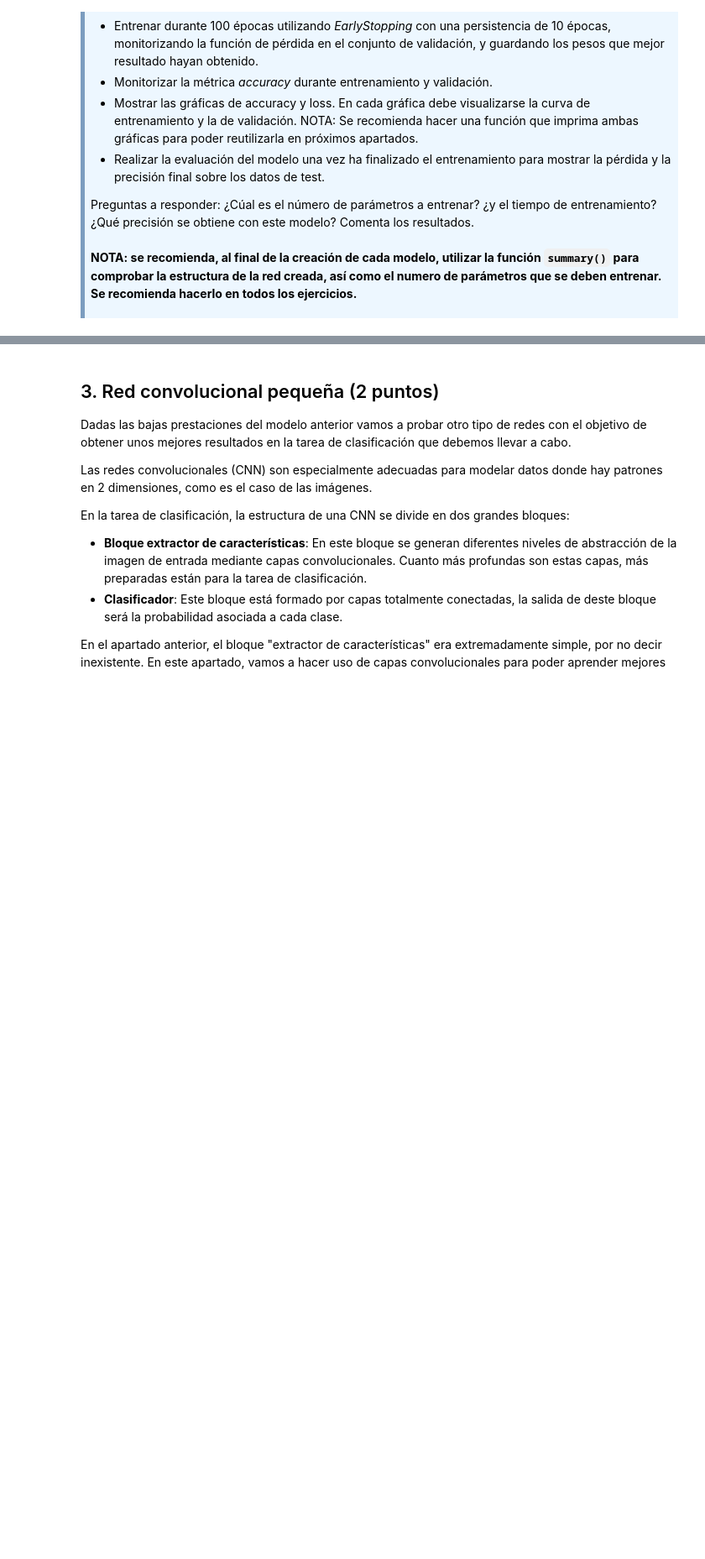
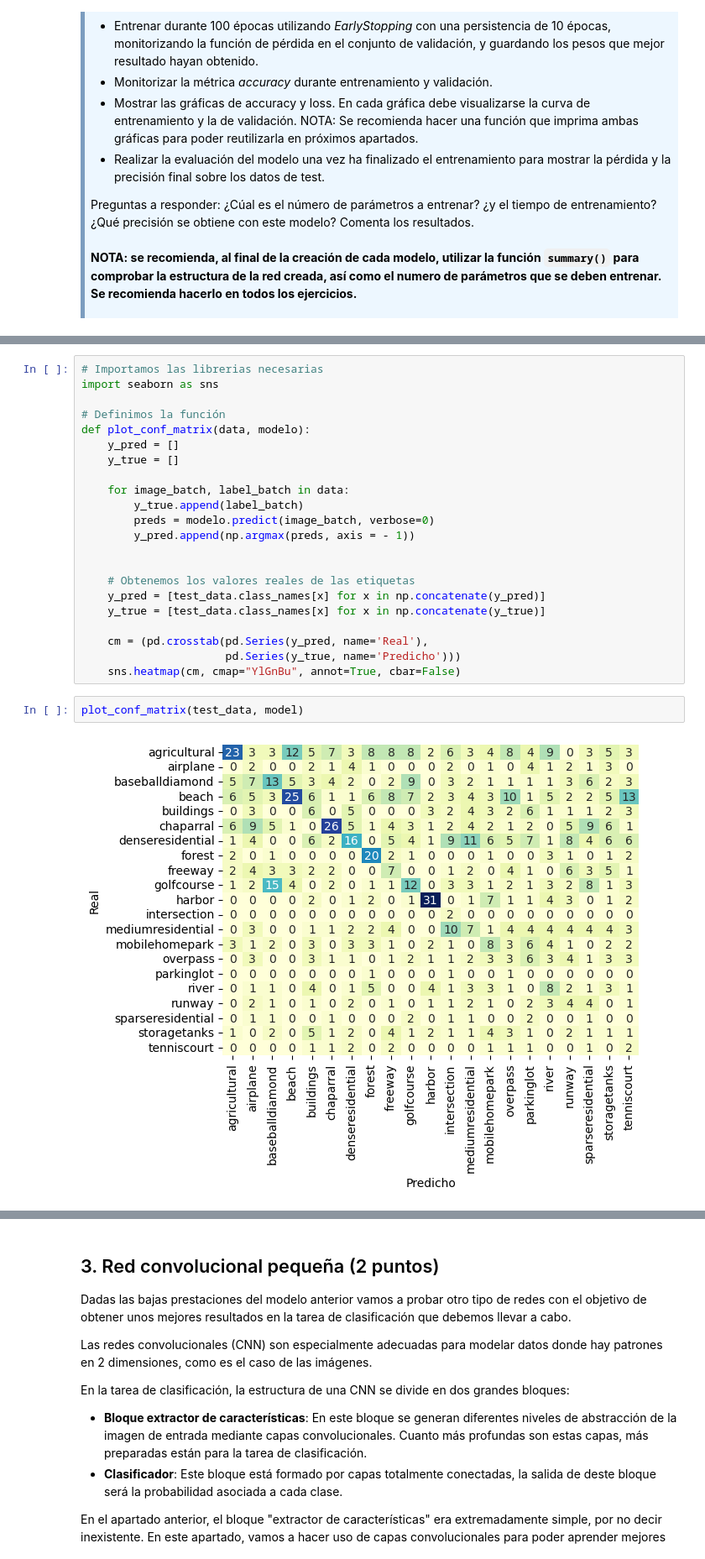
Before and after one commit to adrianvallsc/Coursera_test, a Jupyter notebook: pec1-cnn.ipynb, the cells around one changed output, grey strips where cells are left out. Shown at 84% size. Saved outputs shown, nothing was run; the diff lists cells and outputs as text; blank space fills up the shorter version.

```diff
--- a/pec1-cnn.ipynb
+++ b/pec1-cnn.ipynb
@@ -563,3 +530,29 @@ show_confusion_matrix(model, test_data)
+# %%
+# Importamos las librerias necesarias
+import seaborn as sns
+
+# Definimos la función
+def plot_conf_matrix(data, modelo):
+    y_pred = []
+    y_true = []
+
+    for image_batch, label_batch in data:
+        y_true.append(label_batch)
+        preds = modelo.predict(image_batch, verbose=0)
+        y_pred.append(np.argmax(preds, axis = - 1))
+
+
+    # Obtenemos los valores reales de las etiquetas
+    y_pred = [test_data.class_names[x] for x in np.concatenate(y_pred)]
+    y_true = [test_data.class_names[x] for x in np.concatenate(y_true)]
+
+    cm = (pd.crosstab(pd.Series(y_pred, name='Real'),
+                      pd.Series(y_true, name='Predicho')))
+    sns.heatmap(cm, cmap="YlGnBu", annot=True, cbar=False)
+# %%
+plot_conf_matrix(test_data, model)
+# %% [output]
+[figure, added]
 # %% [markdown]
 <div style="background-color: #fcf2f2; border-color: #dfb5b4; border-left: 5px solid #dfb5b4; padding: 0.5em;">
 <strong>Comentarios:</strong>
```
Also changed, not shown: parts of 46 cells of this notebook.
